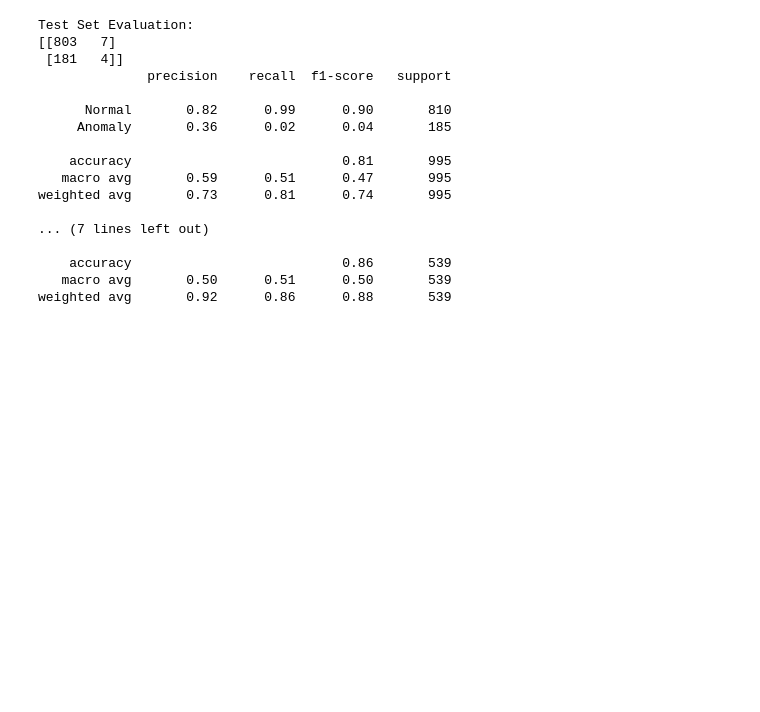
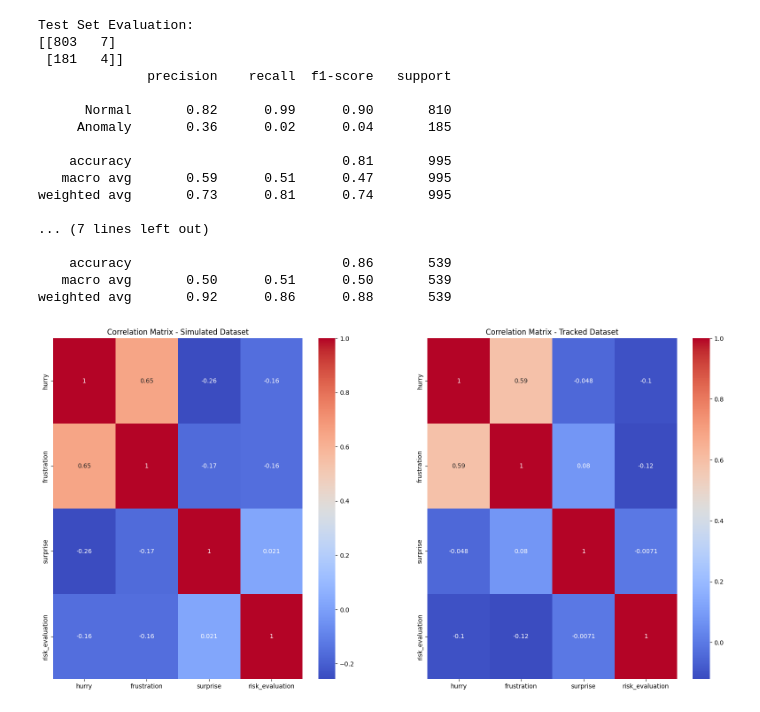
Before and after one commit to eruditus-vir/ediss_hackathon_team7_2024, a Jupyter notebook: wit_notebooks/comparative_analysis.ipynb, the cells around one changed output. Drawn from its saved outputs; the diff is of its cells as text; code cells hidden in the pictures; blank space fills up the shorter version.

Commit message:
add plots to pca compare featurs

```diff
--- a/wit_notebooks/comparative_analysis.ipynb
+++ b/wit_notebooks/comparative_analysis.ipynb
@@ -285,30 +236,3 @@ weighted avg       0.73      0.81      0.74       995
     accuracy                           0.86       539
    macro avg       0.50      0.51      0.50       539
 weighted avg       0.92      0.86      0.88       539
-# %%
-import matplotlib.pyplot as plt
-import seaborn as sns
-
-def plot_correlation_matrices(simulated_df, tracked_df, features_to_correlate):
-    """
-    Plot correlation matrices for simulated and tracked datasets.
-
-    Parameters:
-    simulated_df (DataFrame): The simulated dataset DataFrame.
-    tracked_df (DataFrame): The tracked dataset DataFrame.
-    features_to_correlate (list): List of feature column names to correlate.
-    """
-    # Filter datasets based on the features to correlate
-    sim_corr = simulated_df[features_to_correlate].corr()
-    track_corr = tracked_df[features_to_correlate].corr()
-
-    # Plotting
-    fig, ax = plt.subplots(1, 2, figsize=(20, 10))
-
-    sns.heatmap(sim_corr, annot=True, cmap='coolwarm', ax=ax[0])
-    ax[0].set_title('Correlation Matrix - Simulated Dataset')
-
-    sns.heatmap(track_corr, annot=True, cmap='coolwarm', ax=ax[1])
-    ax[1].set_title('Correlation Matrix - Tracked Dataset')
-
-    plt.show()
@@ -315,2 +241,10 @@ def plot_correlation_matrices(simulated_df, tracked_df, features_to_correlate):
 # %%
-plot_correlation_matrices(simulated_df=feature_simulation_df, tracked_df=feature_track_df, features_to_correlate=video_data_analysis_columns)
+features = [
+    'hurry',
+    'frustration',
+    'surprise',
+    'risk_evaluation'
+]
+plot_correlation_matrices(simulated_df=feature_simulation_df, tracked_df=feature_track_df, features_to_correlate=features)
+# %% [output]
+[figure, added]
```
Also changed, not shown: parts of 3 cells of this notebook, 1 other file.
